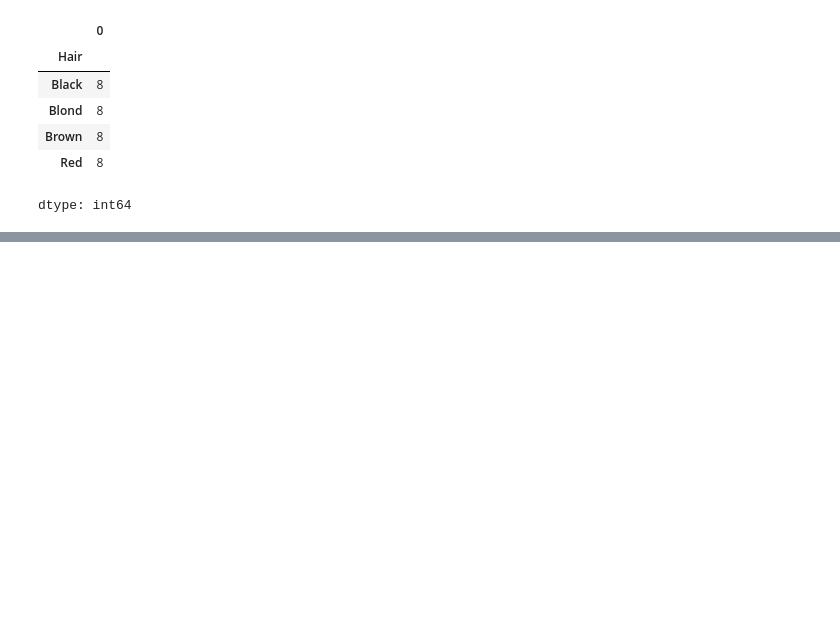
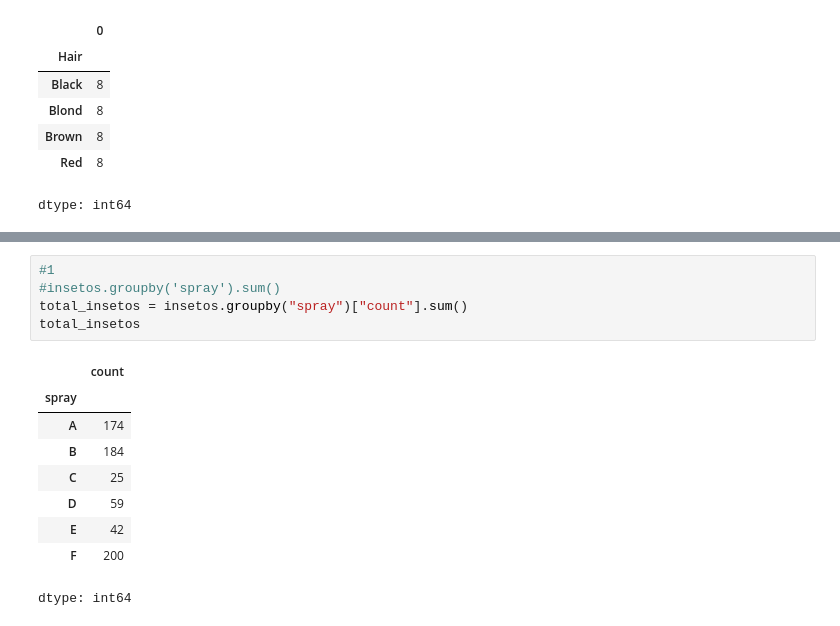
Before and after one commit to AlineSouzaSantos/Pyhton_Dados, a Jupyter notebook: ExerciciosWomakers.ipynb, the cells around one changed output, grey strips where cells are left out. Drawn from its saved outputs; the diff is of its cells as text; blank space fills up the shorter version.

```diff
--- a/ExerciciosWomakers.ipynb
+++ b/ExerciciosWomakers.ipynb
@@ -221,0 +244,15 @@ dtype: int64
+# %%
+#1
+#insetos.groupby('spray').sum()
+total_insetos = insetos.groupby("spray")["count"].sum()
+total_insetos
+# %% [output]
+|  | count |
+| spray |  |
+| A | 174 |
+| B | 184 |
+| C | 25 |
+| D | 59 |
+| E | 42 |
+| F | 200 |
+dtype: int64
```
Also changed, not shown: parts of 5 cells of this notebook.
